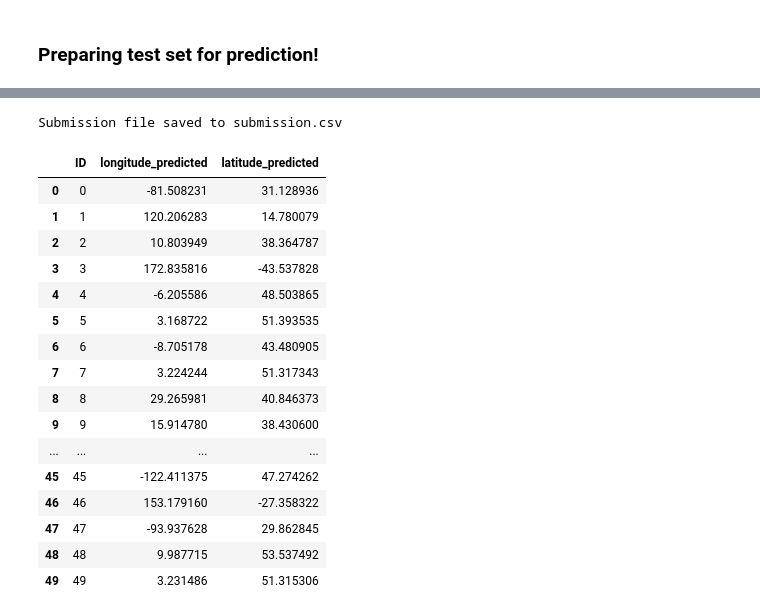
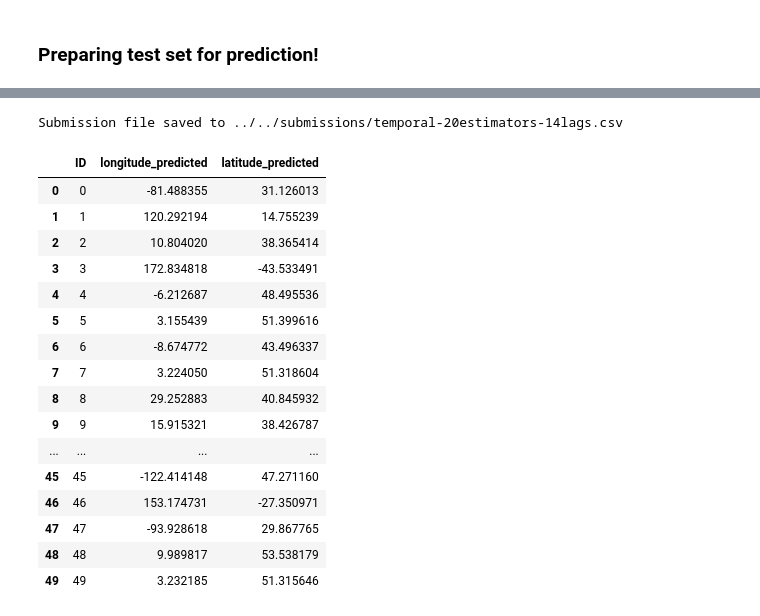
Before and after one commit to michaelbrusegard/machine-learning, a Jupyter notebook: src/jacob/addTemporal.ipynb, the cells around one changed output, grey strips where cells are left out. Saved outputs shown, nothing was run; the diff lists cells and outputs as text; code cells hidden in the pictures.

Commit message:
new submission attempt 20 estimators

```diff
--- a/src/jacob/addTemporal.ipynb
+++ b/src/jacob/addTemporal.ipynb
@@ -280,8 +278,30 @@ baseDataset = calculate_movement_deltas(baseDataset)
+# %%
+def add_temporal_features(df):
+    # Ensure 'time' column is in datetime format
+    df['time'] = pd.to_datetime(df['time'])
+
+    # Extract day of the week (0=Monday, 6=Sunday)
+    df['day_of_week'] = df['time'].dt.dayofweek
+
+    # Create a binary feature for weekends (0=Weekday, 1=Weekend)
+    df['is_weekend'] = df['day_of_week'].isin([5, 6]).astype(int)
+
+    # Create a boolean feature for seasons (1=Spring or Summer, 0=Winter or Autumn)
+    df['month'] = df['time'].dt.month
+    df['season'] = df['month'].apply(lambda x: 1 if x in [3, 4, 5, 6, 7, 8] else 0)
+
+    # Drop the intermediate 'month' and 'day_of_week' columns
+    df.drop(columns=['month', 'day_of_week'], inplace=True)
+
+    return df
+
+# Apply the feature engineering function to the baseDataset
+baseDataset = add_temporal_features(baseDataset)
 # %% [markdown]
  ### Employ Port based feature
 # %%
 # Define the path to your file in the bucket
-file_path = 'gs://jacobsbucketformlproject/ML Competition/ports.csv'
+file_path = '../../original_data/ports.csv'
 
 #Load the file into a pandas dataframe
 ports = pd.read_csv(file_path, delimiter= '|', encoding= 'utf-8')
@@ -450,14 +474,18 @@ def fill_test_data(training_filepath, test_filepath, ports_df, le, distance_thre
     # Calculate time difference in seconds between the test time and last known time
     ais_test['time_gap'] = (ais_test['time'] - ais_test['time_previous']).dt.total_seconds()
 
+    # Temporal features
+    ais_test['season'] = 0
+    ais_test['is_weekend'] = 0
+
     testset = ais_test.drop(columns=['scaling_factor', 'time_previous', 'navstat', 'etaRaw', 'portId'])
 
     return testset
 
 
 test_filled = fill_test_data(
-    training_filepath='gs://jacobsbucketformlproject/ML Competition/ais_train.csv',
-    test_filepath='gs://jacobsbucketformlproject/ML Competition/ais_test.csv',
+    training_filepath='../../original_data/ais_train.csv',
+    test_filepath='../../original_data/ais_test.csv',
     ports_df=ports,
     le=le,
     distance_threshold_nm=3,
@@ -634,7 +662,7 @@ gc.collect()
 # Initialize and train the MultiOutputRegressor with an optimized RandomForest
 model = MultiOutputRegressor(
     RandomForestRegressor(
-        n_estimators=10,           # Adjusted number of trees for balance between performance and training time
+        n_estimators=20,           # Adjusted number of trees for balance between performance and training time
         n_jobs=-1,                  # Use all CPU cores dynamically
         random_state=42 ,            # For reproducibility
         warm_start=False,
@@ -754,51 +786,51 @@ def predict_and_prepare_submission(predictor, testset, test_ids, submission_path
     - test_ids (pd.Series or list): The IDs for each entry in the test set.
     - submission_path (str): The path to save the submission CSV file.
 
     Returns:
     - pd.DataFrame: The final submission dataframe.
     """
     # Step 1: Predict both latitude and longitude on the test set
     predictions = predictor.predict(testset)
 
     # Step 2: Extract latitude and longitude predictions
     latitude_predictions = predictions[:, 0]
     longitude_predictions = predictions[:, 1]
 
     # Step 3: Combine predictions with test IDs into a single DataFrame
     submission_df = pd.DataFrame({
         'ID': test_ids,
         'longitude_predicted': longitude_predictions,
         'latitude_predicted': latitude_predictions
     })
 
     # Step 4: Save to CSV with the correct column order
     submission_df.to_csv(submission_path, index=False, columns=['ID', 'longitude_predicted', 'latitude_predicted'])
     print(f"Submission file saved to {submission_path}")
 
     return submission_df
 
 # Example usage:
-submission_df = predict_and_prepare_submission(model, testset, test_ids, 'submission.csv')
+submission_df = predict_and_prepare_submission(model, testset, test_ids, '../../submissions/temporal-20estimators-14lags.csv')
 submission_df.head(50)  # To verify the structure of the submission file
 # %% [output]
-Submission file saved to submission.csv
+Submission file saved to ../../submissions/temporal-20estimators-14lags.csv
 |  | ID | longitude_predicted | latitude_predicted |
-| 0 | 0 | -81.508231 | 31.128936 |
-| 1 | 1 | 120.206283 | 14.780079 |
-| 2 | 2 | 10.803949 | 38.364787 |
-| 3 | 3 | 172.835816 | -43.537828 |
-| 4 | 4 | -6.205586 | 48.503865 |
-| 5 | 5 | 3.168722 | 51.393535 |
-| 6 | 6 | -8.705178 | 43.480905 |
-| 7 | 7 | 3.224244 | 51.317343 |
-| 8 | 8 | 29.265981 | 40.846373 |
-| 9 | 9 | 15.914780 | 38.430600 |
+| 0 | 0 | -81.488355 | 31.126013 |
+| 1 | 1 | 120.292194 | 14.755239 |
+| 2 | 2 | 10.804020 | 38.365414 |
+| 3 | 3 | 172.834818 | -43.533491 |
+| 4 | 4 | -6.212687 | 48.495536 |
+| 5 | 5 | 3.155439 | 51.399616 |
+| 6 | 6 | -8.674772 | 43.496337 |
+| 7 | 7 | 3.224050 | 51.318604 |
+| 8 | 8 | 29.252883 | 40.845932 |
+| 9 | 9 | 15.915321 | 38.426787 |
 | ... | ... | ... | ... |
-| 45 | 45 | -122.411375 | 47.274262 |
-| 46 | 46 | 153.179160 | -27.358322 |
-| 47 | 47 | -93.937628 | 29.862845 |
-| 48 | 48 | 9.987715 | 53.537492 |
-| 49 | 49 | 3.231486 | 51.315306 |
+| 45 | 45 | -122.414148 | 47.271160 |
+| 46 | 46 | 153.174731 | -27.350971 |
+| 47 | 47 | -93.928618 | 29.867765 |
+| 48 | 48 | 9.989817 | 53.538179 |
+| 49 | 49 | 3.232185 | 51.315646 |
 # %%
 X.columns
 # %% [output]
```
Also changed, not shown: parts of 13 cells of this notebook, 2 other files.
